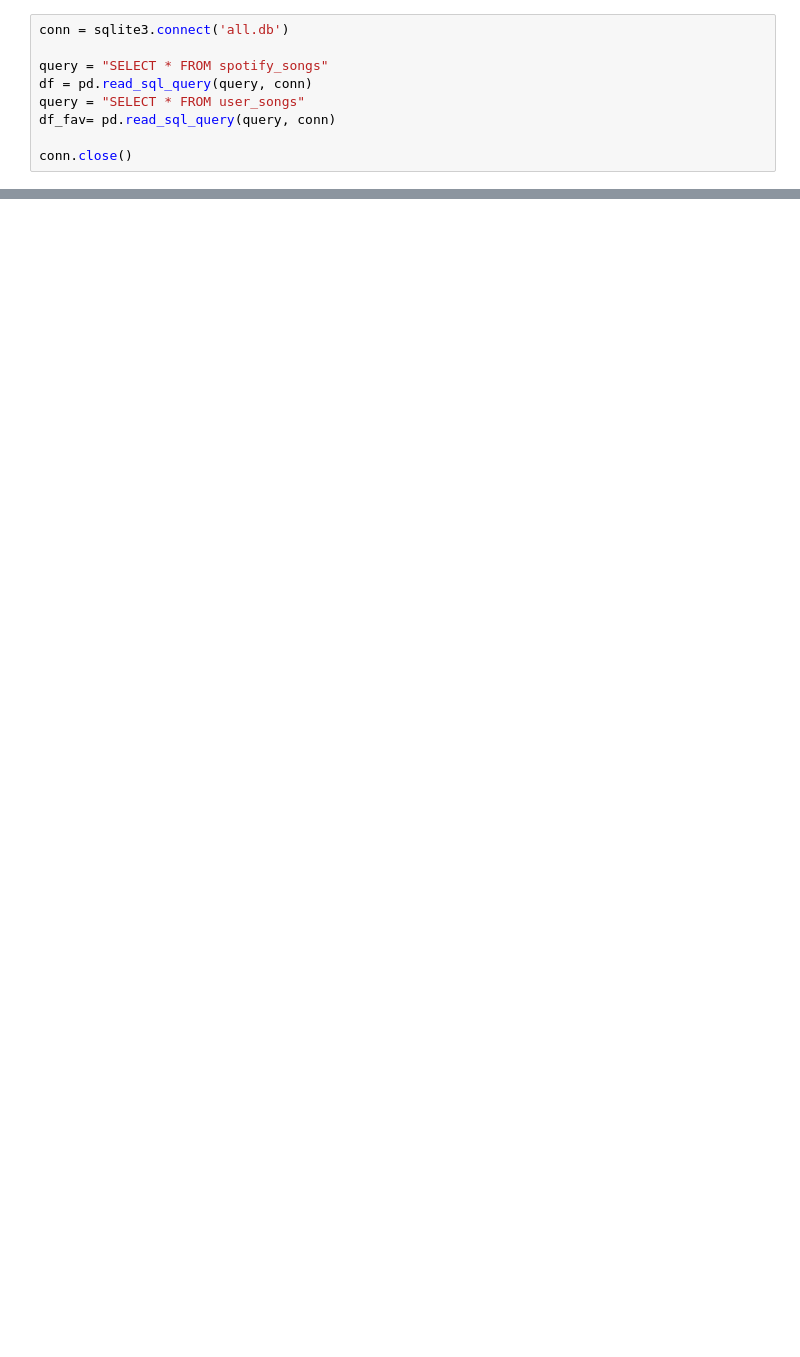
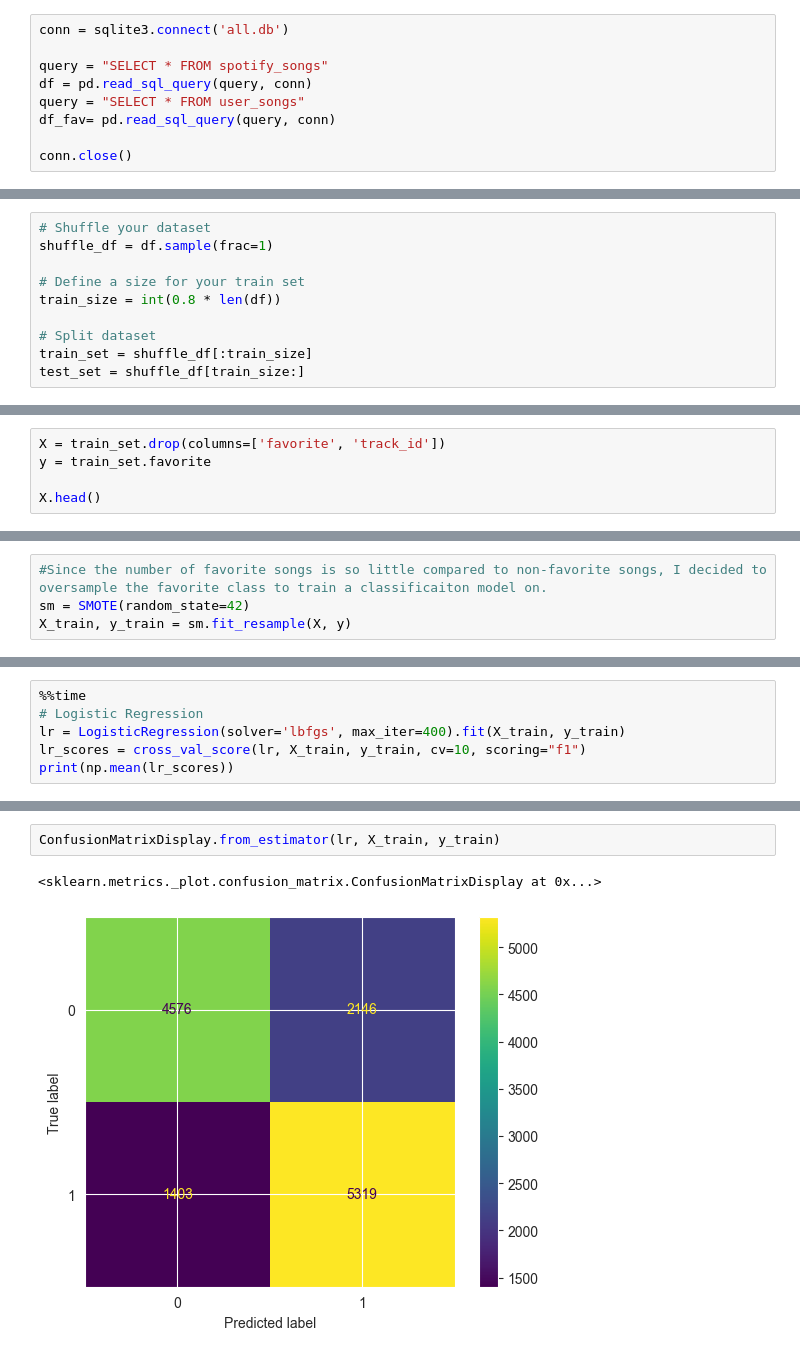
Before and after one commit to ebibe/spotify-recommendation-system, a Jupyter notebook: model_creation.ipynb, the cells around one changed output, grey strips where cells are left out. Saved outputs shown, nothing was run; the diff lists cells and outputs as text; blank space fills up the shorter version.

Commit message:
Added missing part of the model

```diff
--- a/model_creation.ipynb
+++ b/model_creation.ipynb
@@ -36,0 +83,10 @@ df_fav.head()
+# %%
+# Shuffle your dataset
+shuffle_df = df.sample(frac=1)
+
+# Define a size for your train set
+train_size = int(0.8 * len(df))
+
+# Split dataset
+train_set = shuffle_df[:train_size]
+test_set = shuffle_df[train_size:]
@@ -36,0 +102,5 @@ df_fav.head()
+# %%
+X = train_set.drop(columns=['favorite', 'track_id'])
+y = train_set.favorite
+
+X.head()
@@ -36,0 +121,4 @@ df_fav.head()
+# %%
+#Since the number of favorite songs is so little compared to non-favorite songs, I decided to oversample the favorite class to train a classificaiton model on.
+sm = SMOTE(random_state=42)
+X_train, y_train = sm.fit_resample(X, y)
@@ -36,0 +154,6 @@ df_fav.head()
+# %%
+%%time
+# Logistic Regression
+lr = LogisticRegression(solver='lbfgs', max_iter=400).fit(X_train, y_train)
+lr_scores = cross_val_score(lr, X_train, y_train, cv=10, scoring="f1")
+print(np.mean(lr_scores))
@@ -36,0 +164,5 @@ df_fav.head()
+# %%
+ConfusionMatrixDisplay.from_estimator(lr, X_train, y_train)
+# %% [output]
+<sklearn.metrics._plot.confusion_matrix.ConfusionMatrixDisplay at 0x...>
+[figure, added]
```
Also changed, not shown: parts of 22 cells of this notebook, 4 other files.
